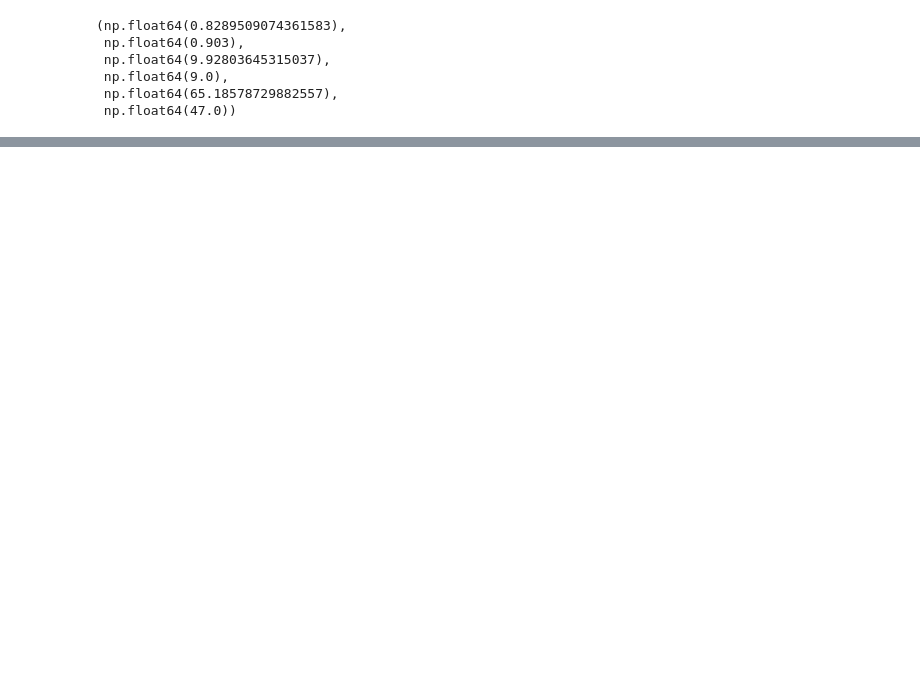
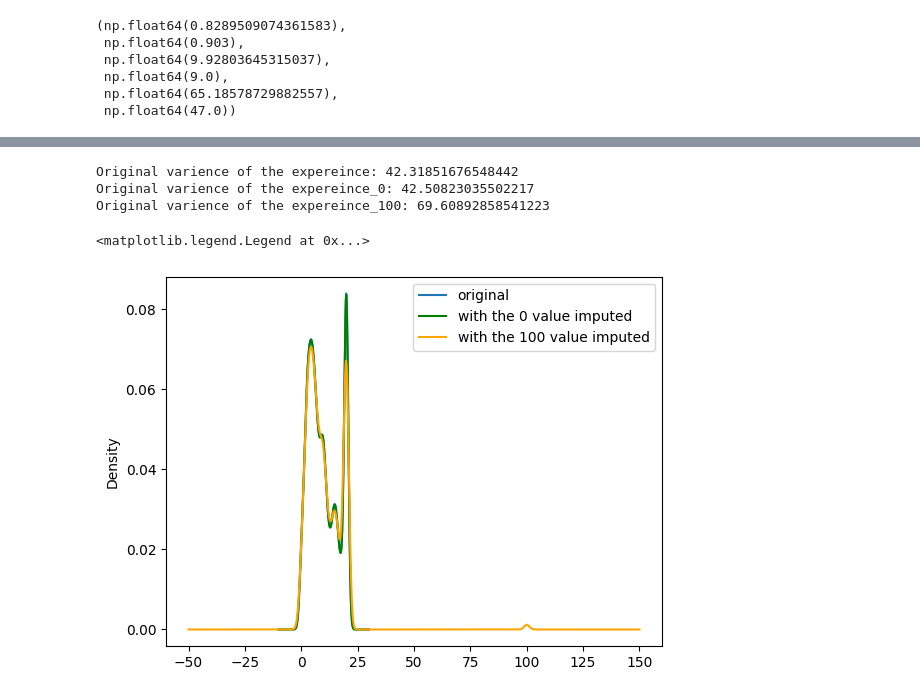
Before and after one commit to khanalasmit/machinelearning, a Jupyter notebook: handelling_missing_data.ipynb, the cells around one changed output, grey strips where cells are left out. Cells and saved outputs as stored; diff of their text form; code cells hidden in the pictures; blank space fills up the shorter version.

```diff
--- a/handelling_missing_data.ipynb
+++ b/handelling_missing_data.ipynb
@@ -309,0 +477,2 @@ mean_cdi,median_cdi,mean_exp,median_exp,mean_th,median_th
+# %%
+data=pd.read_csv('https://raw.githubusercontent.com/campusx-official/100-days-of-machine-learning/a315efd557d2fc96984ded8f7f440af0320e6ae2/day35-complete-case-analysis/data_science_job.csv')
@@ -309,0 +505,21 @@ mean_cdi,median_cdi,mean_exp,median_exp,mean_th,median_th
+# %%
+data['experience_0']=data['experience'].fillna(0)
+data['experience_100']=data['experience'].fillna(100)
+# %%
+print('Original varience of the expereince:',data['experience'].var())
+print('Original varience of the expereince_0:',data['experience_0'].var())
+print('Original varience of the expereince_100:',data['experience_100'].var())
+# %% [output]
+Original varience of the expereince: 42.31851676548442
+Original varience of the expereince_0: 42.50823035502217
+Original varience of the expereince_100: 69.60892858541223
+# %%
+plt.figure()
+ax=plt.subplot(111)
+data['experience'].plot(kind='kde',ax=ax,label='original')
+data['experience_0'].plot(kind='kde',ax=ax,color='green',label='with the 0 value imputed')
+data['experience_100'].plot(kind='kde',ax=ax,color='orange',label='with the 100 value imputed')
+ax.legend()
+# %% [output]
+<matplotlib.legend.Legend at 0x...>
+[figure, added]
```
Also changed, not shown: parts of 43 cells of this notebook, 1 other file.
